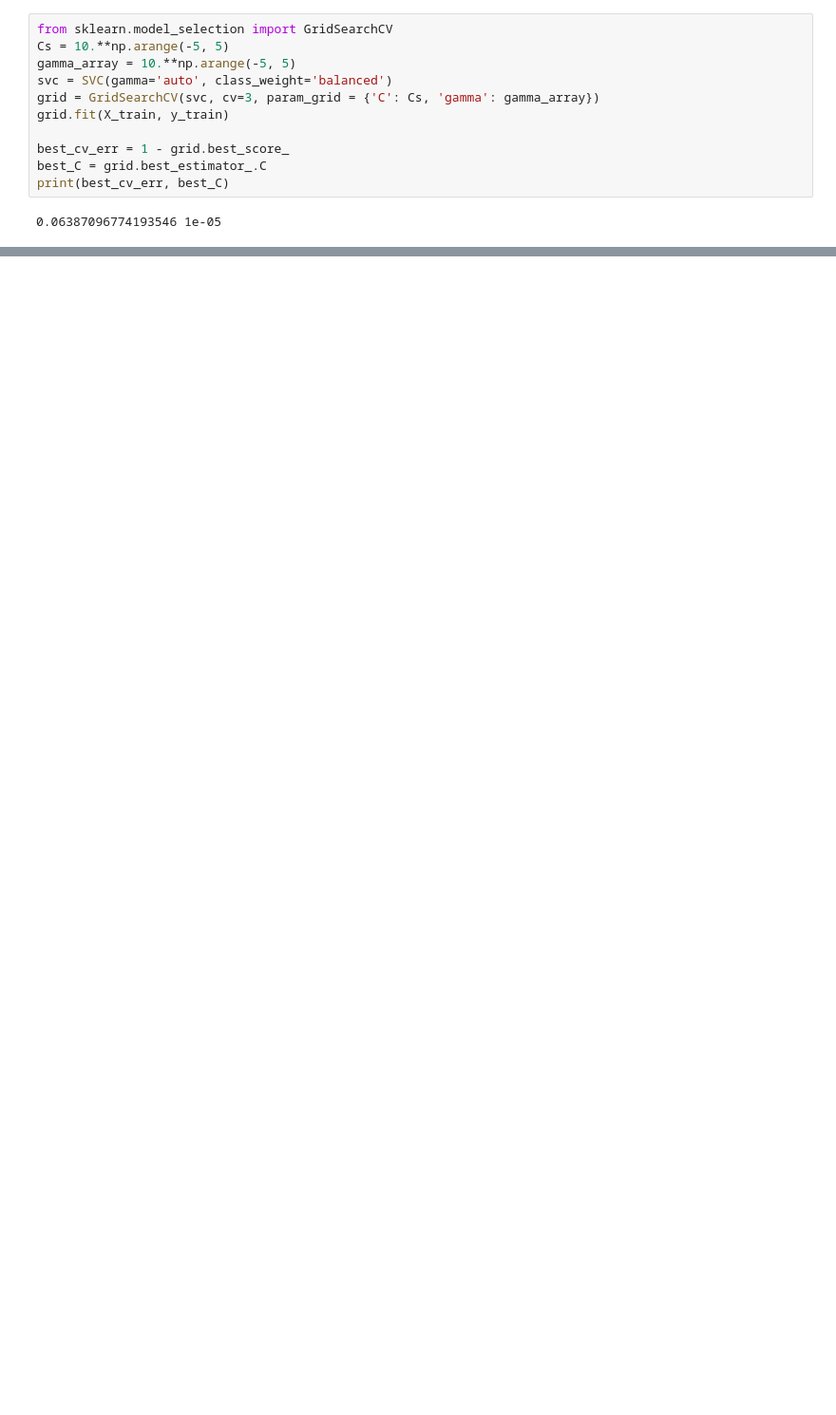
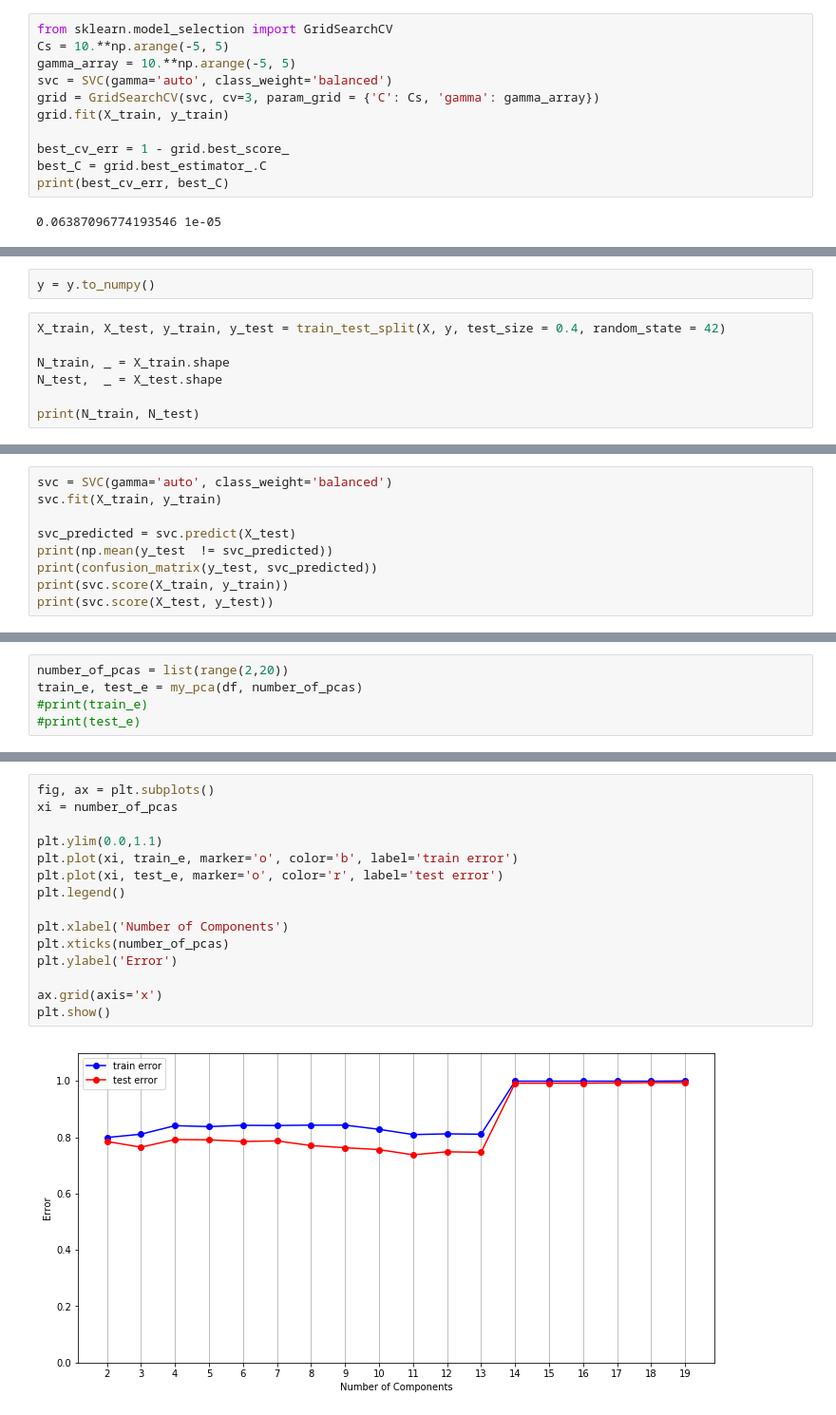
Before and after one commit to weeellz/machinelearning, a Jupyter notebook: seismic-bumps.ipynb, the cells around one changed output, grey strips where cells are left out. Shown at 95% size. Cells and saved outputs as stored; diff of their text form; blank space fills up the shorter version.

```diff
--- a/seismic-bumps.ipynb
+++ b/seismic-bumps.ipynb
@@ -382,0 +484,9 @@ print(best_cv_err, best_C)
+# %%
+y = y.to_numpy()
+# %%
+X_train, X_test, y_train, y_test = train_test_split(X, y, test_size = 0.4, random_state = 42)
+
+N_train, _ = X_train.shape
+N_test,  _ = X_test.shape
+
+print(N_train, N_test)
@@ -382,0 +495,9 @@ print(best_cv_err, best_C)
+# %%
+svc = SVC(gamma='auto', class_weight='balanced')
+svc.fit(X_train, y_train)
+
+svc_predicted = svc.predict(X_test)
+print(np.mean(y_test  != svc_predicted))
+print(confusion_matrix(y_test, svc_predicted))
+print(svc.score(X_train, y_train))
+print(svc.score(X_test, y_test))
@@ -382,0 +543,5 @@ print(best_cv_err, best_C)
+# %%
+number_of_pcas = list(range(2,20))
+train_e, test_e = my_pca(df, number_of_pcas)
+#print(train_e)
+#print(test_e)
@@ -382,0 +568,17 @@ print(best_cv_err, best_C)
+# %%
+fig, ax = plt.subplots()
+xi = number_of_pcas
+
+plt.ylim(0.0,1.1)
+plt.plot(xi, train_e, marker='o', color='b', label='train error')
+plt.plot(xi, test_e, marker='o', color='r', label='test error')
+plt.legend()
+
+plt.xlabel('Number of Components')
+plt.xticks(number_of_pcas)
+plt.ylabel('Error')
+
+ax.grid(axis='x')
+plt.show()
+# %% [output]
+[figure, added]
```
Also changed, not shown: parts of 47 cells of this notebook.
